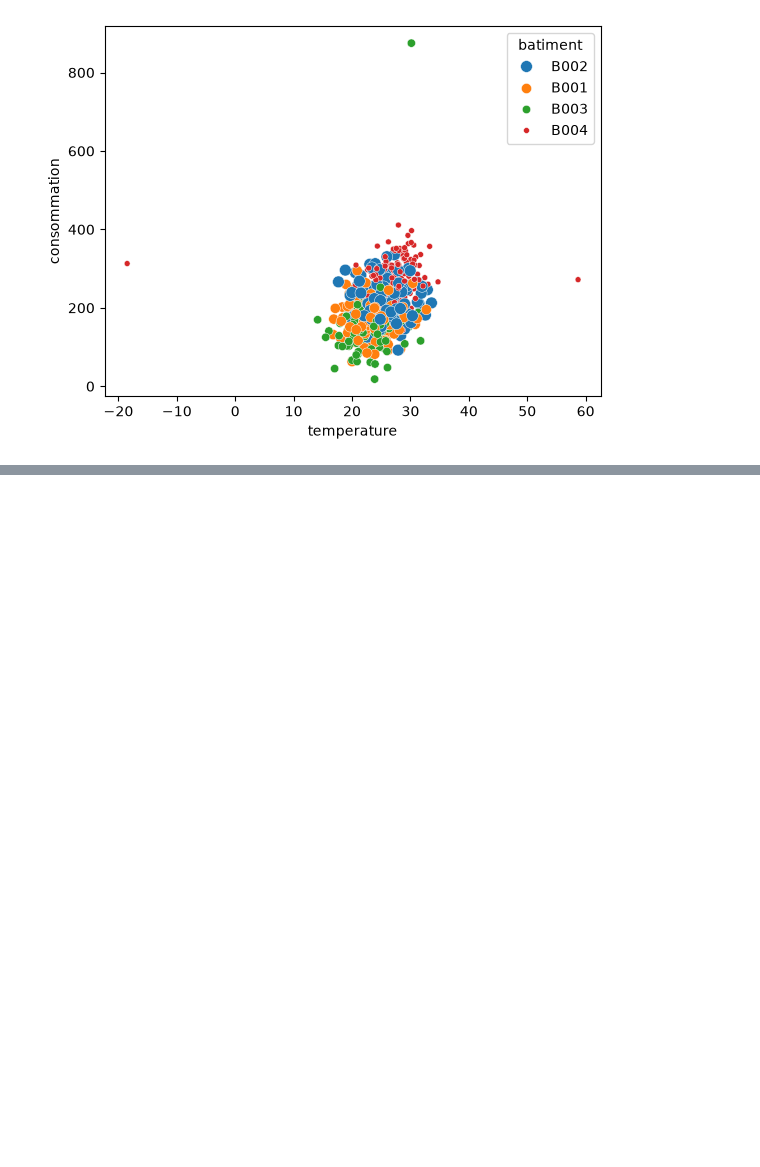
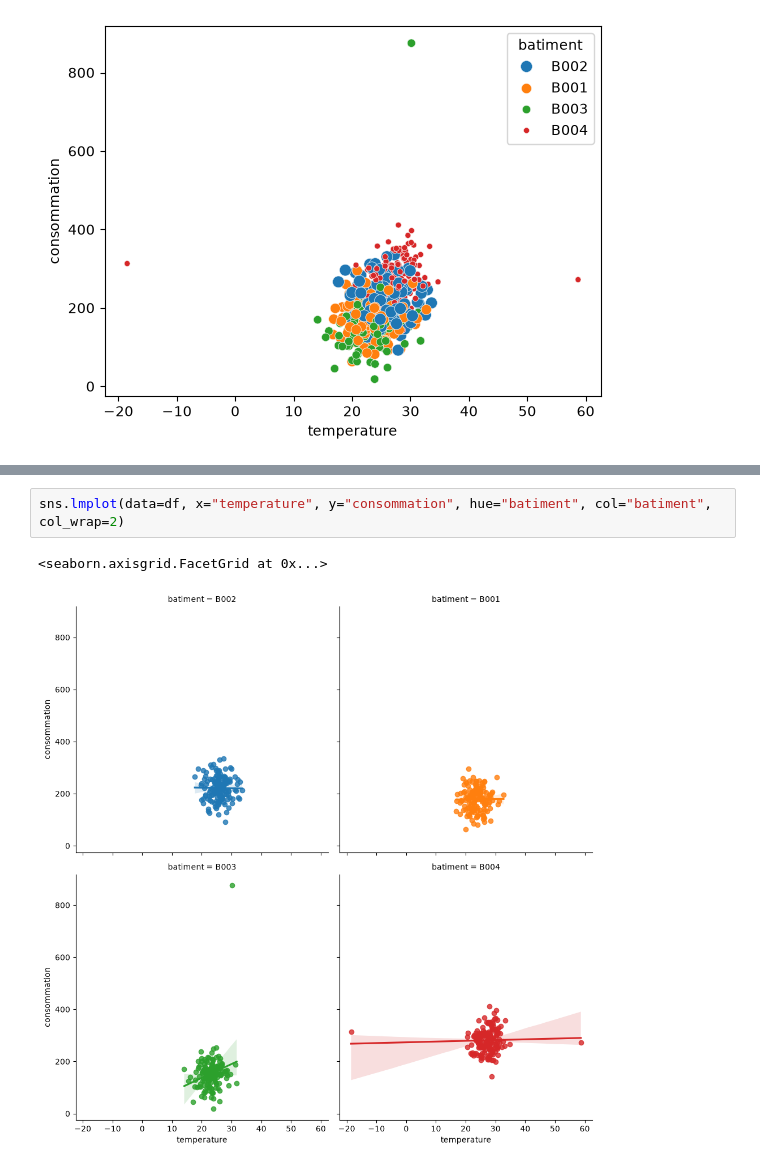
Before and after one commit to Alassanee/atelier_seaborn_iot, a Jupyter notebook: notebooks/atelier_seaborn_iot.ipynb, the cells around one changed output, grey strips where cells are left out. Cells and saved outputs as stored; diff of their text form; blank space fills up the shorter version.

```diff
--- a/notebooks/atelier_seaborn_iot.ipynb
+++ b/notebooks/atelier_seaborn_iot.ipynb
@@ -415,0 +448,5 @@ sns.scatterplot(data=df, x="temperature", y="consommation", hue="batiment", size
+# %%
+sns.lmplot(data=df, x="temperature", y="consommation", hue="batiment", col="batiment", col_wrap=2)
+# %% [output]
+<seaborn.axisgrid.FacetGrid at 0x...>
+[figure, added]
```
Also changed, not shown: parts of 9 cells of this notebook.
